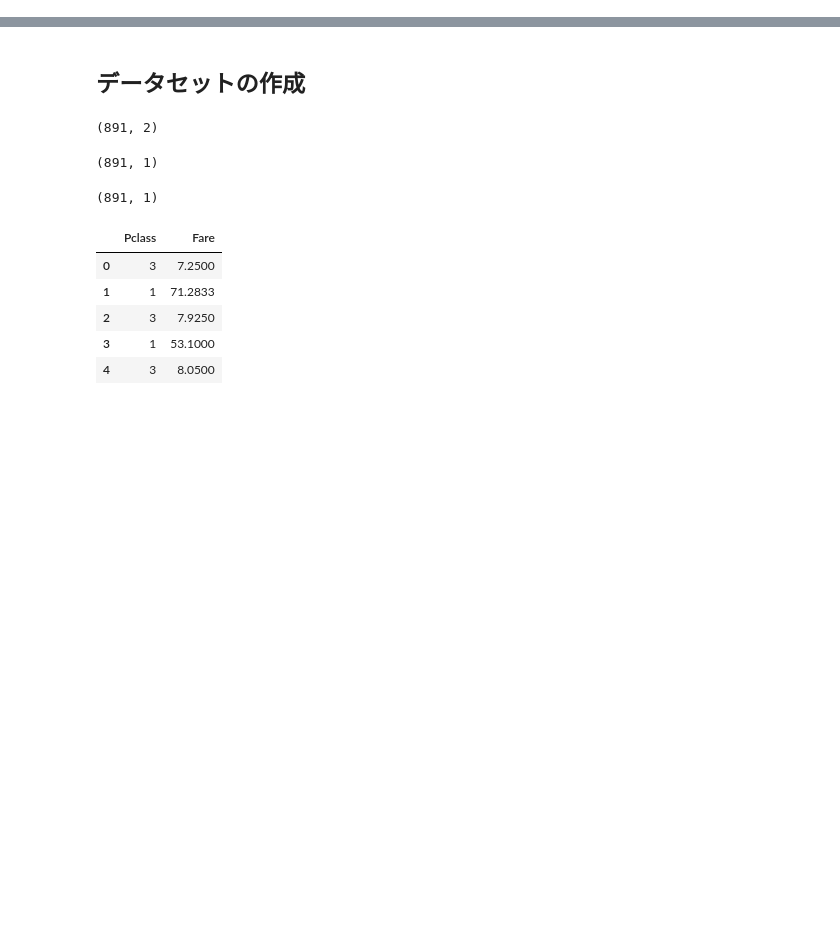
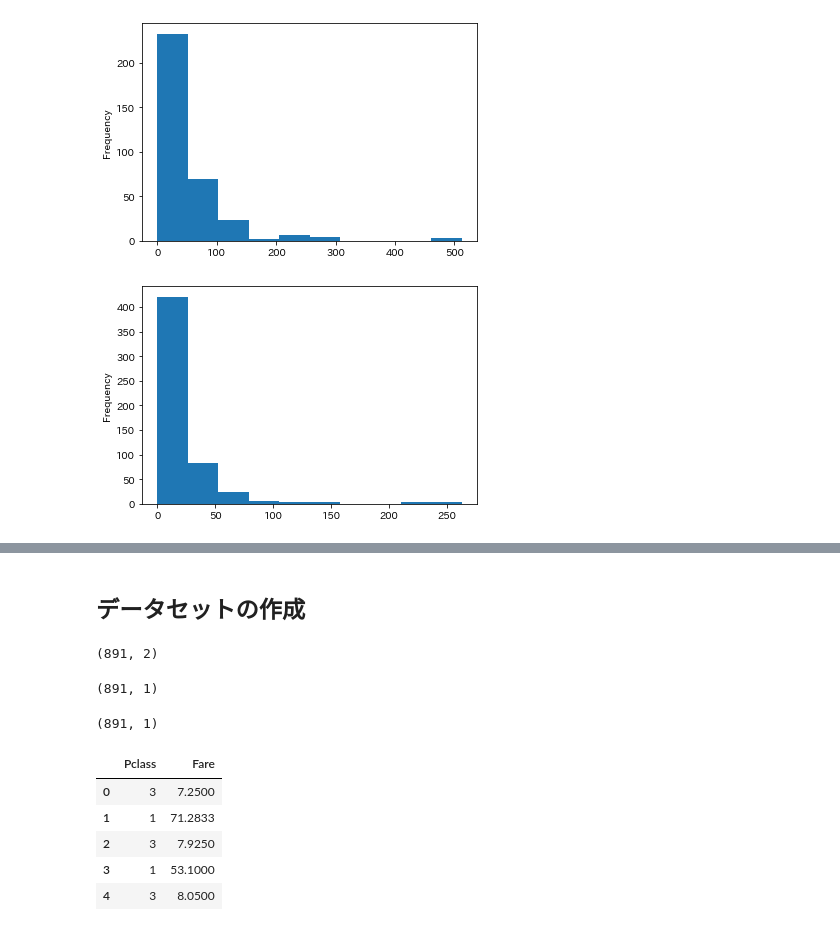
Before and after one commit to cax68080/kaggle, a Jupyter notebook: titanic/Titanic.ipynb, the cells around one changed output, grey strips where cells are left out. Drawn from its saved outputs; the diff is of its cells as text; code cells hidden in the pictures; blank space fills up the shorter version.

```diff
--- a/titanic/Titanic.ipynb
+++ b/titanic/Titanic.ipynb
@@ -70,0 +56,3 @@ display(df_test.head())
+# %%
+df_train = df_train.drop(columns=["PassengerId","Name","Ticket"])
+display(df_train)
@@ -115,0 +128,6 @@ dtype: int64
+# %%
+#df_trainをSurvivedの値で分ける
+df_train_live = df_train[df_train["Survived"]==1]
+df_train_dead = df_train[df_train["Survived"]==0]
+display(df_train_live.head())
+display(df_train_dead.head())
@@ -115,0 +161,10 @@ dtype: int64
+# %%
+fare_var = df_train_live["Fare"]
+fare_var.plot.hist()
+plt.show()
+fare_var = df_train_dead["Fare"]
+fare_var.plot.hist()
+plt.show()
+# %% [output]
+[figure, added]
+[figure, added]
```
Also changed, not shown: parts of 14 cells of this notebook.
